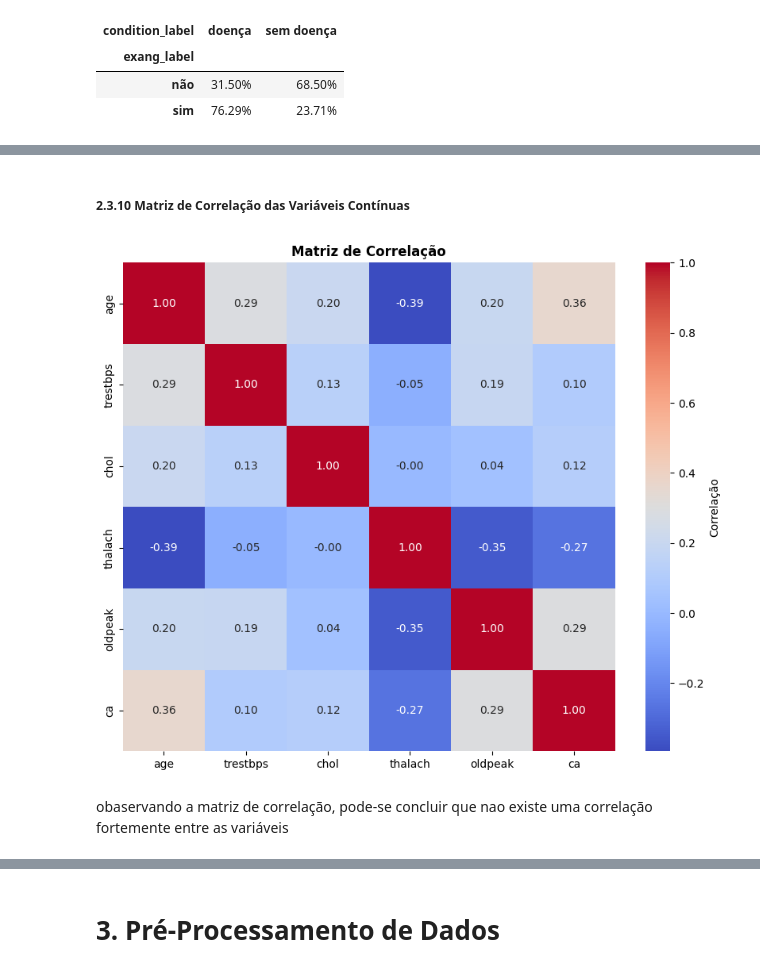
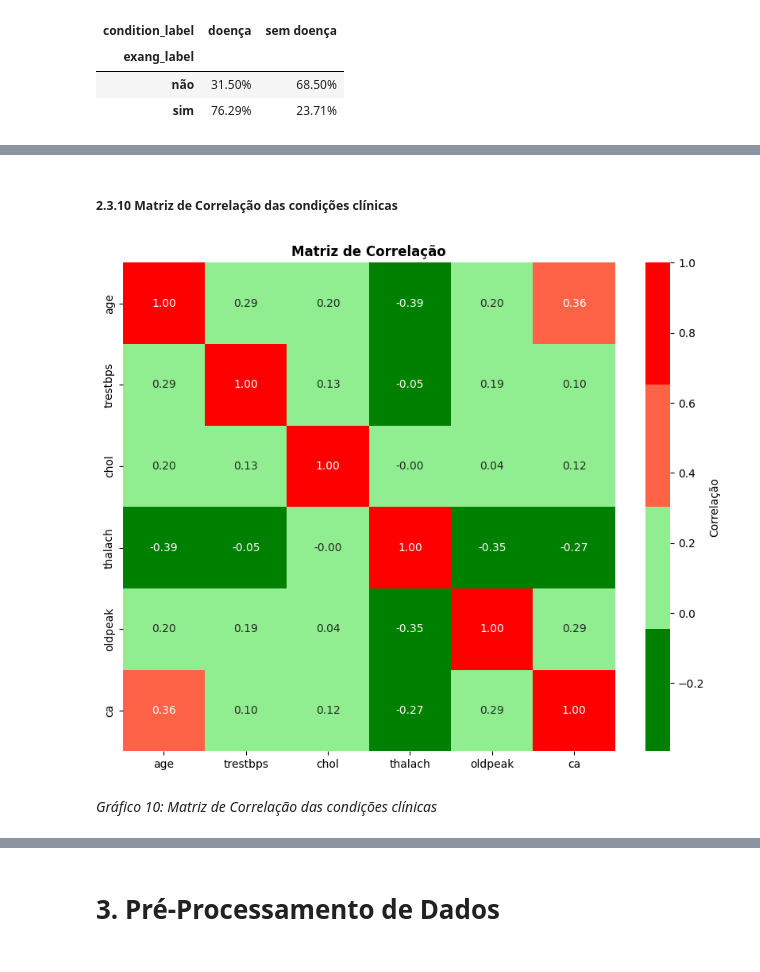
Before and after one commit to luiscpl/PUC_MVP, a Jupyter notebook: MVP_LUIS_CLAUDIO.ipynb, the cells around one changed output, grey strips where cells are left out. Saved outputs shown, nothing was run; the diff lists cells and outputs as text; code cells hidden in the pictures.

```diff
--- a/MVP_LUIS_CLAUDIO.ipynb
+++ b/MVP_LUIS_CLAUDIO.ipynb
@@ -633,20 +633,20 @@ dor não anginosa (espasmos, não relacionados ao...      18          65
 # %% [markdown]
-##### 2.3.10 Matriz de Correlação das Variáveis Contínuas
+##### 2.3.10 Matriz de Correlação das condições clínicas
 # %%
 # Matriz de correlação apenas para variáveis numéricas
 corr = df.corr(numeric_only=True)
 
 plt.figure(figsize=(10, 8))
 sns.heatmap(
     corr,
     annot=True,
-    fmt=".2f",
-    cmap="coolwarm",  # mistura de cores quentes e frias
+    fmt=".2f", #cmap='coolwarm',
+    cmap=["green","lightgreen","#FF6347","red"],
     cbar_kws={'label': 'Correlação'}
 )
 plt.title('Matriz de Correlação', fontweight='bold')
 plt.show()
 # %% [output]
-[figure, old version]
+[figure, new version]
-# %% [markdown]
-obaservando a matriz de correlação, pode-se concluir que nao existe uma correlação fortemente entre as variáveis
+# %% [markdown]
+*Gráfico 10: Matriz de Correlação das condições clínicas*
```
Also changed, not shown: parts of 43 cells of this notebook.
